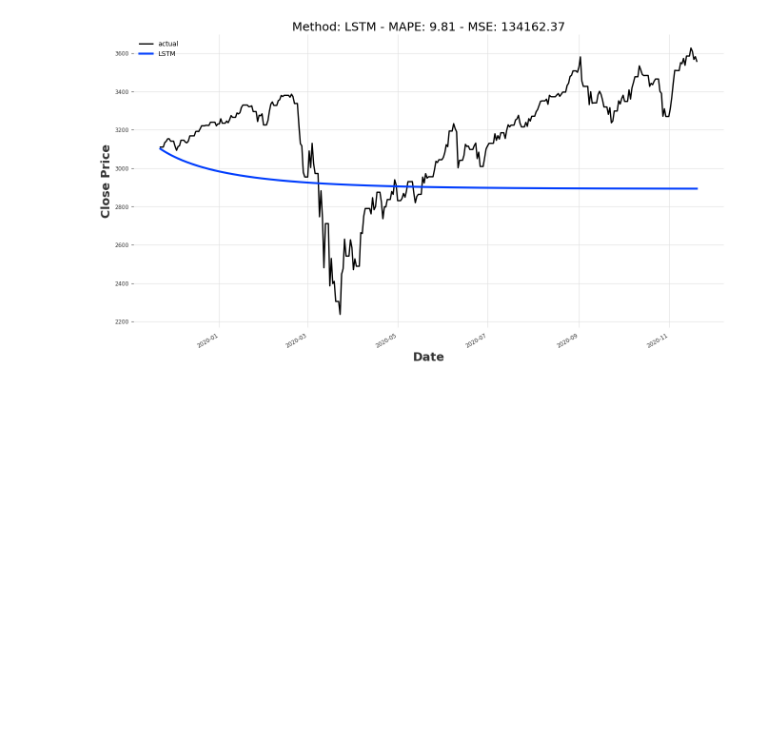
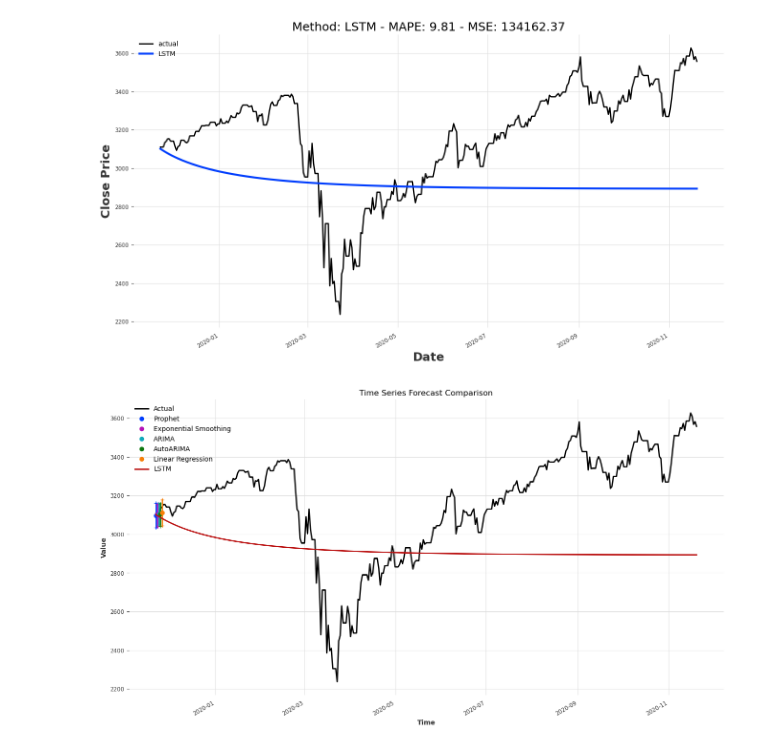
Before and after one commit to tangmagnus/DecisionSupportSystems, a Jupyter notebook: Forecasting/forecast.ipynb, the cells around one changed output. Drawn from its saved outputs; the diff is of its cells as text; code cells hidden in the pictures; blank space fills up the shorter version.

```diff
--- a/Forecasting/forecast.ipynb
+++ b/Forecasting/forecast.ipynb
@@ -152,6 +155,9 @@ models = {
 }
 # %%
 #Run the models and plot the results
+#Array of arrays to store the predictions
+
+predictions_array = np.array([[365]])
 fig = plt.figure(figsize=(16, 10))
 for i, (name, model) in enumerate(models.items()):
     print(name)
@@ -160,8 +166,12 @@ for i, (name, model) in enumerate(models.items()):
         predictions = model.predict(n=len(closeVal), num_samples=100)
     except:
         predictions = model.predict(n=len(closeVal))
+
     mape_score = round(mape(closeVal, predictions), 2)
     mse_score = round(mse(closeVal, predictions), 2)
+
+    #store the predictions in an array for plotting
+    predictions_array = np.append(predictions_array, predictions)
 
     fig.add_subplot(2, 3, i+1)
     closeTrain.plot(label="Close Train"); closeVal.plot(label="Close Validation"); predictions.plot(label=name)
@@ -250,3 +255,20 @@ TPU available: False, using: 0 TPU cores
 IPU available: False, using: 0 IPUs
 HPU available: False, using: 0 HPUs
 [figure]
+# %%
+#Plot all forecasts to compare them
+plt.figure(figsize=(16, 8))
+closeVal.plot(label='Actual')
+predictions_array[0].plot(label='Prophet')
+predictions_array[1].plot(label='Exponential Smoothing')
+predictions_array[2].plot(label='ARIMA')
+predictions_array[3].plot(label='AutoARIMA')
+predictions_array[4].plot(label='Linear Regression')
+predictionLSTMNorm["Close"].plot(label='LSTM')
+plt.title('Time Series Forecast Comparison')
+plt.xlabel('Time')
+plt.ylabel('Value')
+plt.legend()
+plt.show()
+# %% [output]
+[figure, added]
```
Also changed, not shown: parts of 7 cells of this notebook.
